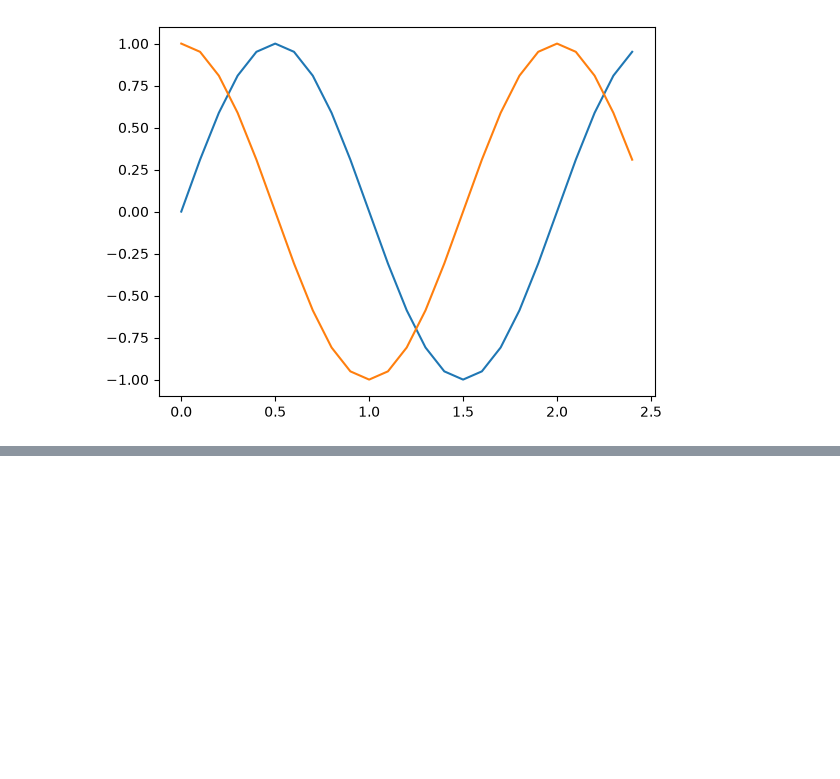
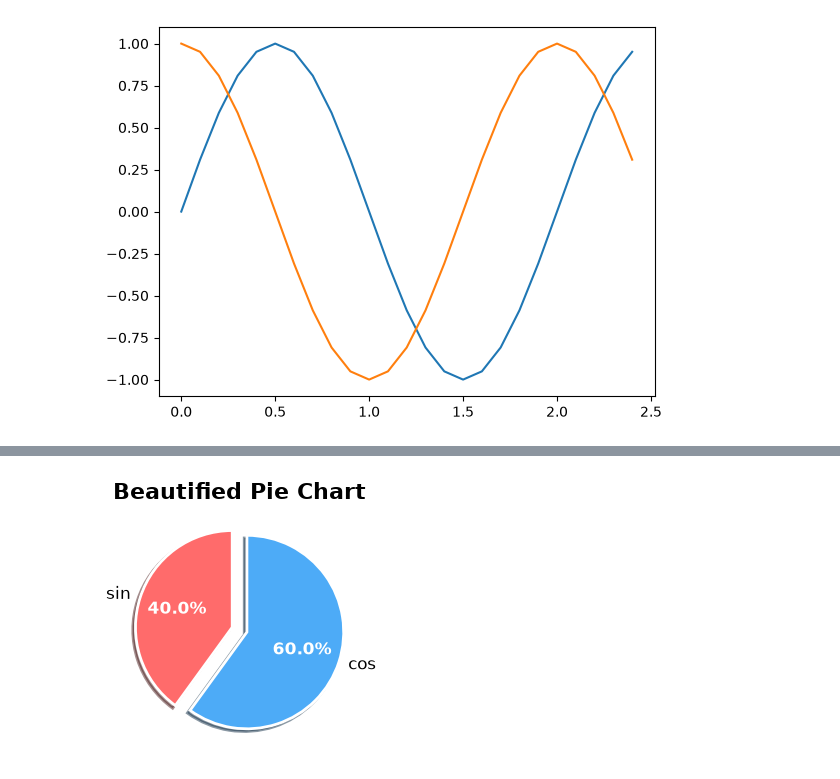
Before and after one commit to oink3388-IoT/__2026_05_09_chihlee_python__, a Jupyter notebook: 06_27/lesson1.ipynb, the cells around one changed output, grey strips where cells are left out. Saved outputs shown, nothing was run; the diff lists cells and outputs as text; code cells hidden in the pictures; blank space fills up the shorter version.

```diff
--- a/06_27/lesson1.ipynb
+++ b/06_27/lesson1.ipynb
@@ -80,0 +120,33 @@ plt.show()
+# %%
+import matplotlib.pyplot as plt
+
+labels = ['sin', 'cos']
+sizes = [40, 60]
+colors = ['#ff6b6b', '#4dabf7']
+explode = (0.08, 0.08)
+
+fig, ax = plt.subplots(figsize=(3, 3))
+
+wedges, texts, autotexts = ax.pie(
+    sizes,
+    labels=labels,
+    colors=colors,
+    explode=explode,
+    autopct='%1.1f%%',
+    startangle=90,
+    shadow=True,
+    wedgeprops={'edgecolor': 'white', 'linewidth': 2},
+    textprops={'fontsize': 12, 'color': 'black'}
+)
+
+for autotext in autotexts:
+    autotext.set_color('white')
+    autotext.set_fontweight('bold')
+
+ax.set_title('Beautified Pie Chart', fontsize=16, fontweight='bold')
+ax.axis('equal')
+
+plt.tight_layout()
+plt.show()
+# %% [output]
+[figure, added]
```
Also changed, not shown: parts of 3 cells of this notebook.
